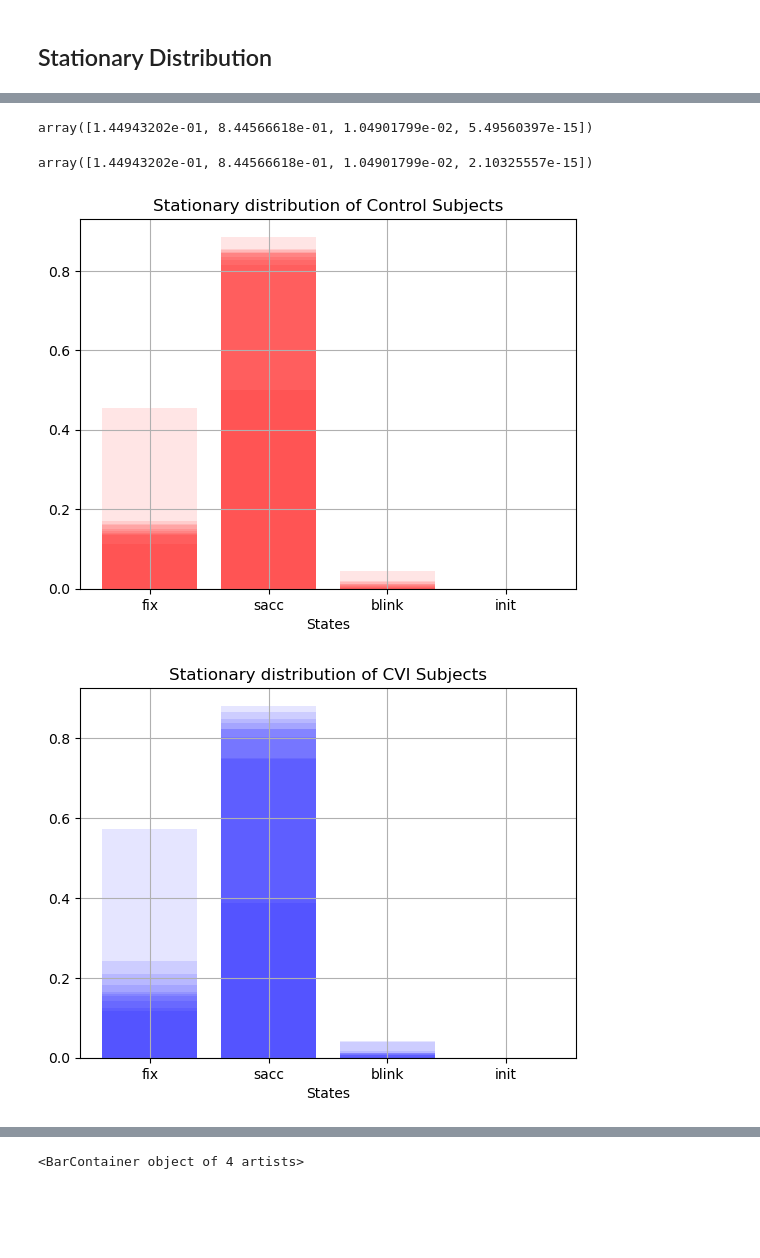
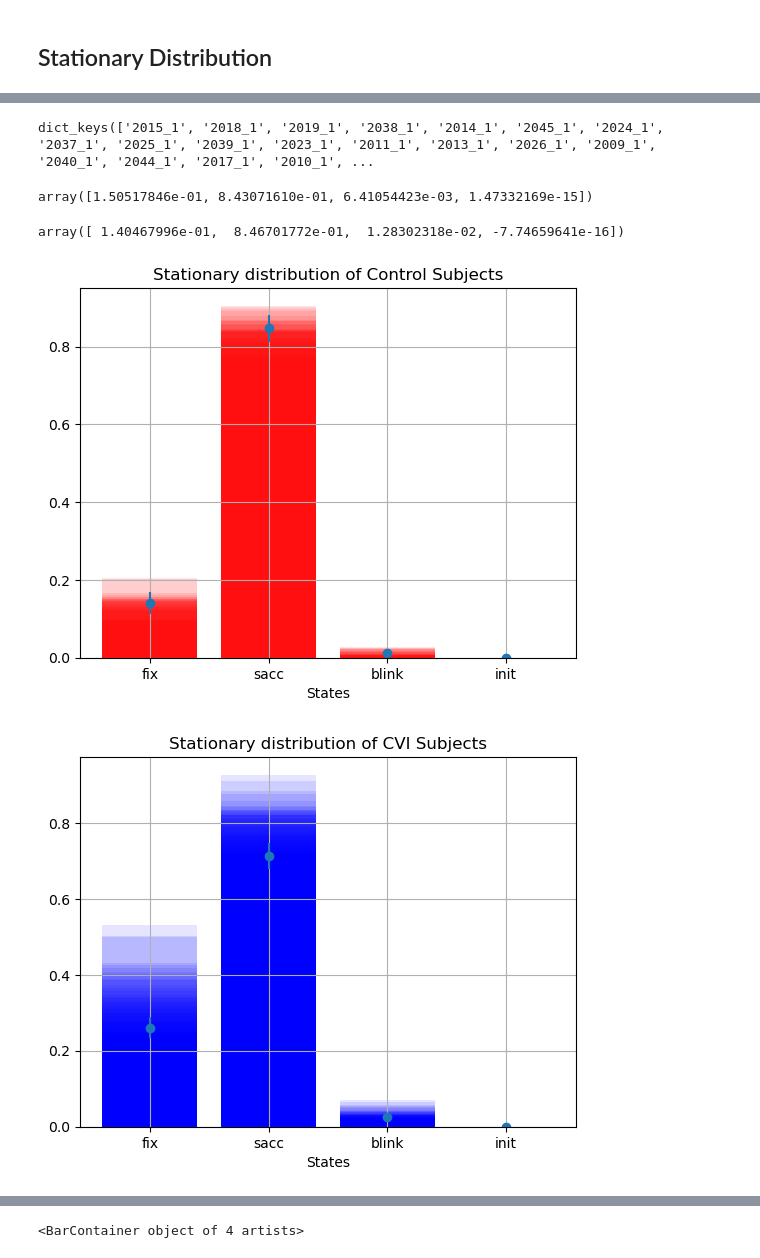
Before and after one commit to Hong7Cong/EyeTrackingasMC, a Jupyter notebook: EDA_eyetracking.ipynb, the cells around one changed output, grey strips where cells are left out. Drawn from its saved outputs; the diff is of its cells as text; code cells hidden in the pictures; blank space fills up the shorter version.

```diff
--- a/EDA_eyetracking.ipynb
+++ b/EDA_eyetracking.ipynb
@@ -386,29 +380,44 @@ def get_stationary_dis(ctmc_model):
     b[4] = 1
     lsq = np.linalg.lstsq(A, b, rcond=None)
     return lsq[0].flatten()
+# %%
+ctmc_ctrl_models.keys()
+# %% [output]
+dict_keys(['2015_1', '2018_1', '2019_1', '2038_1', '2014_1', '2045_1', '2024_1', '2037_1', '2025_1', '2039_1', '2023_1', '2011_1', '2013_1', '2026_1', '2009_1', '2040_1', '2044_1', '2017_1', '2010_1', ...
 # %%
-get_stationary_dis(ctmc_ctrl_models['2002_1'])
+get_stationary_dis(ctmc_ctrl_models['2015_1'])
 # %% [output]
-array([1.44943202e-01, 8.44566618e-01, 1.04901799e-02, 5.49560397e-15])
+array([1.50517846e-01, 8.43071610e-01, 6.41054423e-03, 1.47332169e-15])
-# %%
-get_stationary_dis(ctmc_ctrl_models[key])
-# %% [output]
-array([1.44943202e-01, 8.44566618e-01, 1.04901799e-02, 2.10325557e-15])
+# %%
+np.mean(np.row_stack(ctrl_temp), 0)
+# %% [output]
+array([ 1.40467996e-01,  8.46701772e-01,  1.28302318e-02, -7.74659641e-16])
 # %%
 # plt.bar(['fix', 'sacc', 'blink', 'init'], lsq[0].flatten())
 fig, ax = plt.subplots(1, 1)
+ctrl_temp = []
+cvi_temp = []
+
 for key in ctmc_ctrl_models:
+    ctrl_temp.append(get_stationary_dis(ctmc_ctrl_models[key]))
     ax.bar(['fix', 'sacc', 'blink', 'init'], get_stationary_dis(ctmc_ctrl_models[key]), color= 'red', alpha=0.1)
+ax.errorbar(['fix', 'sacc', 'blink', 'init'], np.mean(np.row_stack(ctrl_temp), 0),
+             yerr = np.std(np.row_stack(ctrl_temp), 0),
+             fmt ='o')
 plt.title('Stationary distribution of Control Subjects')
 plt.xlabel('States')
 plt.grid()
 plt.show()
 for key in ctmc_cvi_models:
+    cvi_temp.append(get_stationary_dis(ctmc_cvi_models[key]))
     plt.bar(['fix', 'sacc', 'blink', 'init'], get_stationary_dis(ctmc_cvi_models[key]), color= 'blue', alpha=0.1)
+plt.errorbar(['fix', 'sacc', 'blink', 'init'], np.mean(np.row_stack(cvi_temp), 0),
+             yerr = np.std(np.row_stack(ctrl_temp), 0),
+             fmt ='o')
 plt.title('Stationary distribution of CVI Subjects')
 plt.xlabel('States')
 plt.grid()
 plt.show()
 # %% [output]
-[figure, old version]
+[figure, new version]
-[figure, old version]
+[figure, new version]
```
Also changed, not shown: parts of 9 cells of this notebook, 2 other files.
